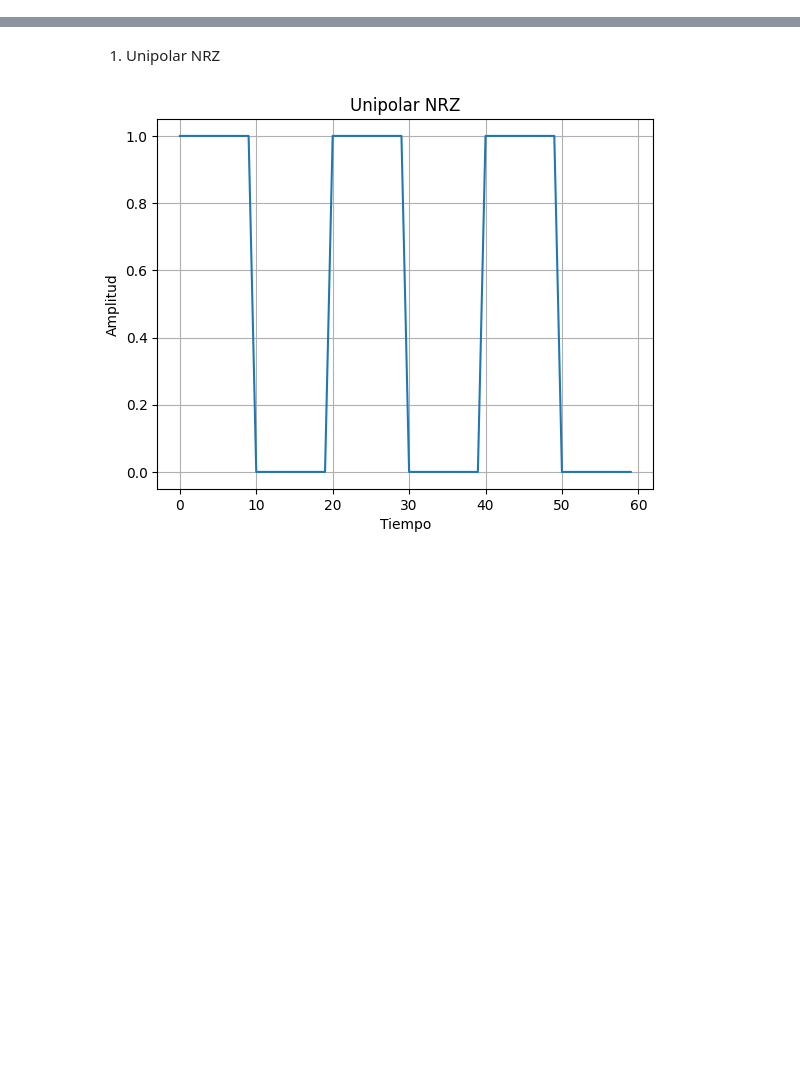
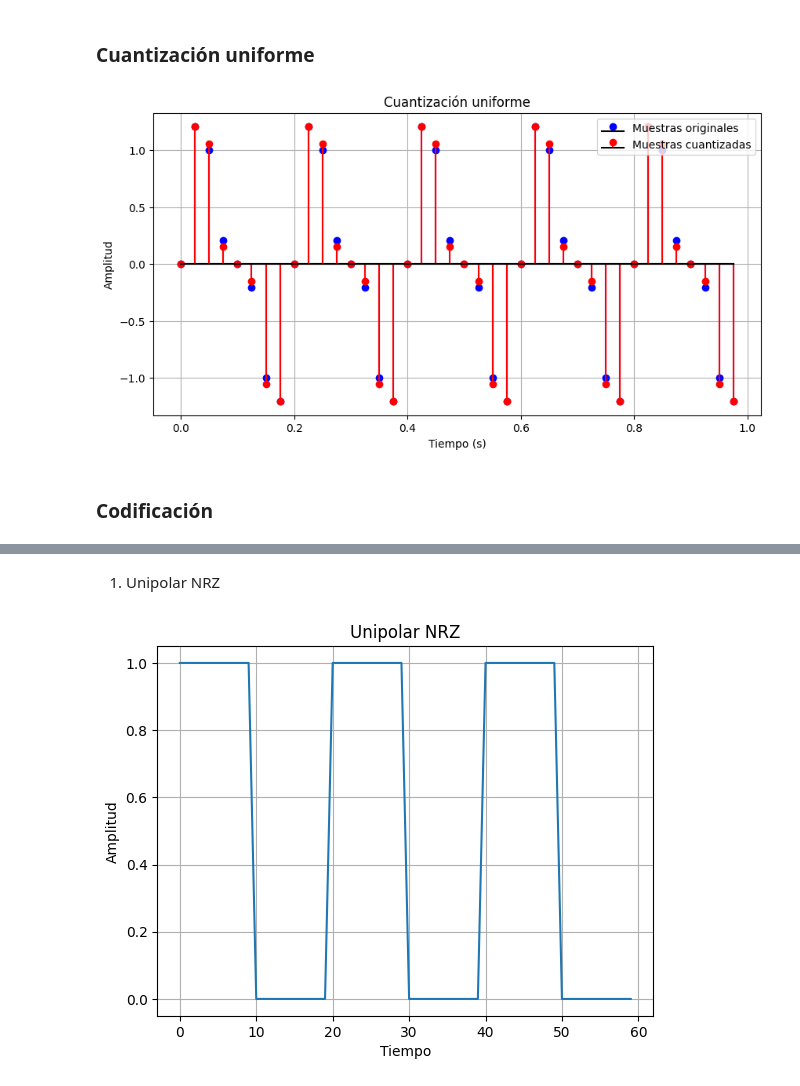
Before and after one commit to johnrua17/I.B-Lab, a Jupyter notebook: I_B_Lab.ipynb, the cells around one changed output, grey strips where cells are left out. Saved outputs shown, nothing was run; the diff lists cells and outputs as text; code cells hidden in the pictures; blank space fills up the shorter version.

```diff
--- a/I_B_Lab.ipynb
+++ b/I_B_Lab.ipynb
@@ -2,0 +40,25 @@
+# %% [markdown]
+### Cuantización uniforme
+# %%
+# Determinar el rango dinámico de la señal
+L = 16  # Número de niveles de cuantización
+min_val, max_val = min(m_samples), max(m_samples)
+step_size = (max_val - min_val) / L
+
+# Cuantización de las muestras
+quantized_samples = np.round((m_samples - min_val) / step_size) * step_size + min_val
+
+# Gráfica de la señal cuantizada
+plt.figure(figsize=(10, 5))
+plt.stem(n, m_samples, linefmt="b", markerfmt="bo", basefmt="k", label="Muestras originales")
+plt.stem(n, quantized_samples, linefmt="r", markerfmt="ro", basefmt="k", label="Muestras cuantizadas")
+plt.title("Cuantización uniforme")
+plt.xlabel("Tiempo (s)")
+plt.ylabel("Amplitud")
+plt.legend()
+plt.grid()
+plt.show()
+# %% [output]
+[figure, added]
+# %% [markdown]
+### Codificación
```
Also changed, not shown: parts of 4 cells of this notebook.
